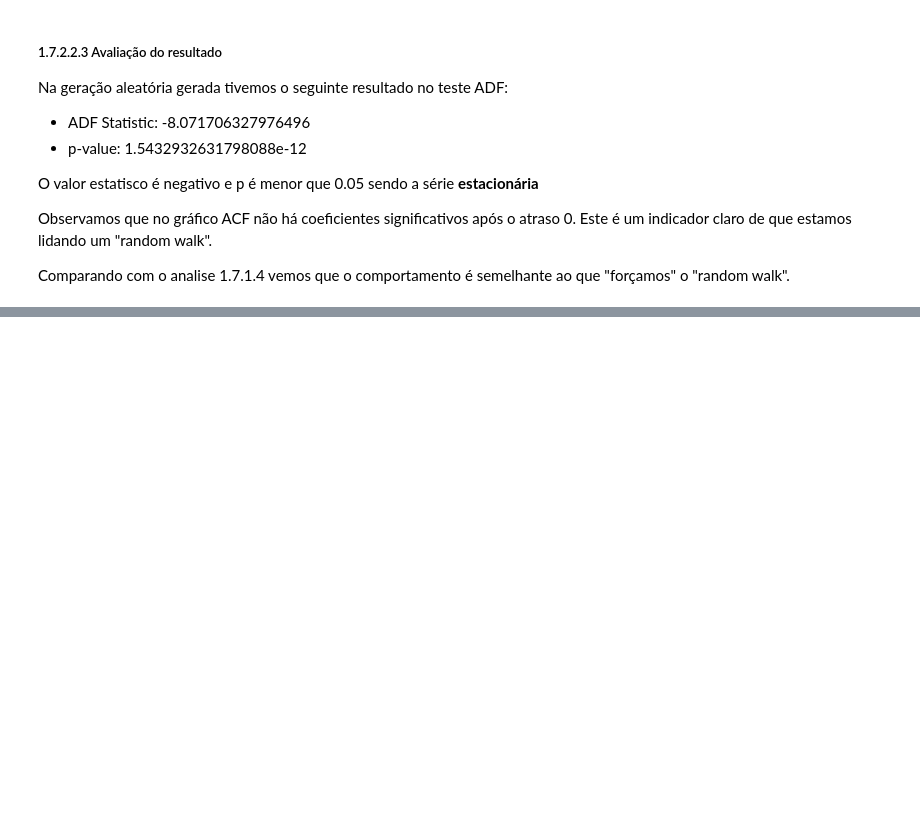
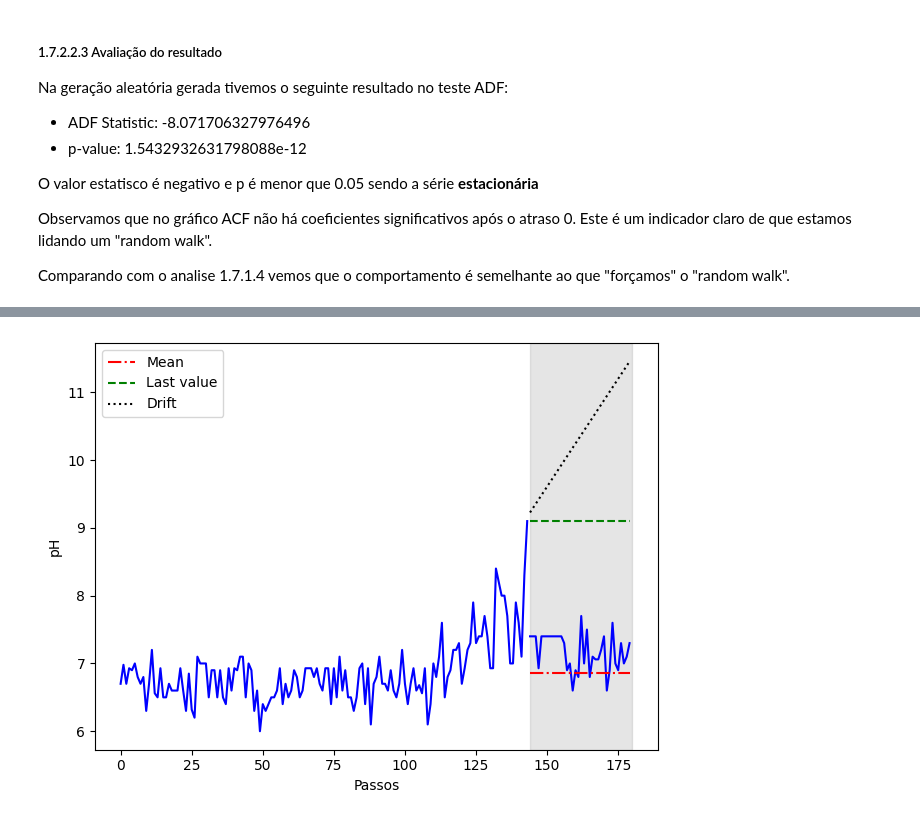
Before and after one commit to laurosampaio/MESC_IA_2023_Data_Science_Seminario_WQI, a Jupyter notebook: MESC_IA_2023_2_DS_SeminárioV2.ipynb, the cells around one changed output, grey strips where cells are left out. Saved outputs shown, nothing was run; the diff lists cells and outputs as text; code cells hidden in the pictures; blank space fills up the shorter version.

```diff
--- a/MESC_IA_2023_2_DS_SeminárioV2.ipynb
+++ b/MESC_IA_2023_2_DS_SeminárioV2.ipynb
@@ -483,0 +532,6 @@ Comparando com o analise 1.7.1.4 vemos que o comportamento é semelhante ao que
+# %%
+mean = np.mean(train.pH)
+
+test.loc[:, 'pred_mean'] = mean
+
+test.head()
@@ -483,0 +552,6 @@ Comparando com o analise 1.7.1.4 vemos que o comportamento é semelhante ao que
+# %%
+last_value = train.iloc[-1].pH
+
+test.loc[:, 'pred_last'] = last_value
+
+test.head()
@@ -483,0 +589,13 @@ Comparando com o analise 1.7.1.4 vemos que o comportamento é semelhante ao que
+# %%
+deltaX = train_count - 1
+deltaY = last_value - 0
+
+drift = deltaY / deltaX
+
+x_vals = np.arange(train_count + 1, total_values + 1, 1)
+
+pred_drift = drift * x_vals
+
+test.loc[:, 'pred_drift'] = pred_drift
+
+test.head()
@@ -483,0 +614,18 @@ Comparando com o analise 1.7.1.4 vemos que o comportamento é semelhante ao que
+# %%
+fig, ax = plt.subplots()
+
+ax.plot(train.pH, 'b-')
+ax.plot(test['pH'], 'b-')
+ax.plot(test['pred_mean'], 'r-.', label='Mean')
+ax.plot(test['pred_last'], 'g--', label='Last value')
+ax.plot(test['pred_drift'], 'k:', label='Drift')
+
+ax.axvspan(train_count, total_values, color='#808080', alpha=0.2)
+ax.legend(loc=2)
+
+ax.set_xlabel('Passos')
+ax.set_ylabel('pH')
+
+plt.tight_layout()
+# %% [output]
+[figure, added]
```
Also changed, not shown: parts of 34 cells of this notebook.
